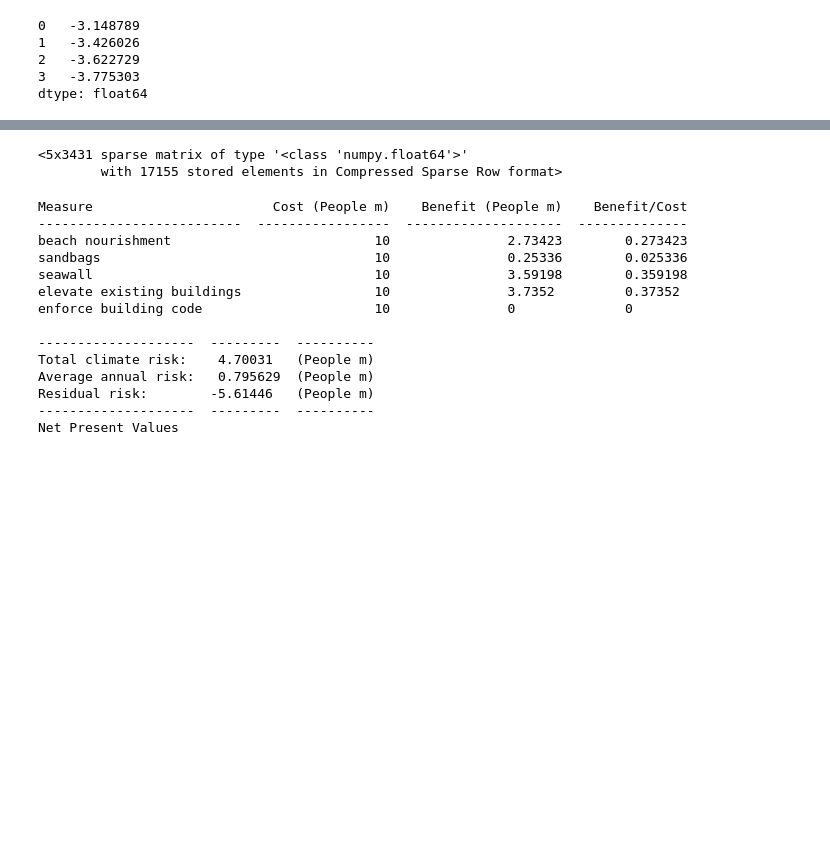
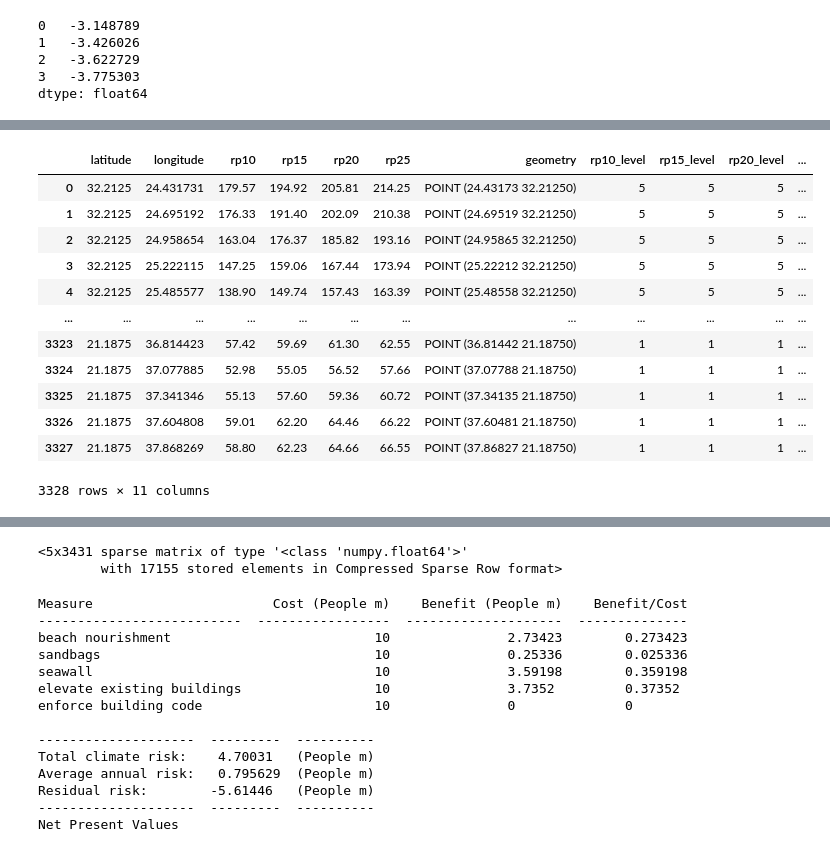
Before and after one commit to gkalomalos/ERA_projects_SWORD, a Jupyter notebook: backend/dev.ipynb, the cells around one changed output, grey strips where cells are left out. Cells and saved outputs as stored; diff of their text form; code cells hidden in the pictures; blank space fills up the shorter version.

```diff
--- a/backend/dev.ipynb
+++ b/backend/dev.ipynb
@@ -62,3 +62,8 @@ client = Client()
 #   thailand: ["tree_crops", "grass_crops", "wet_markets"],
 #   egypt: ["crops", "livestock", "power_plants", "hotels"],
 # };
+# %%
+haz_client = client.get_hazard(
+    hazard_type="flood",
+    name='flood_EGY'
+)
@@ -113,8 +174,16 @@ percentile_values = {}
 percentiles = (20, 40, 60, 80)
 for rp in return_periods:
     rp_data = hazard_gdf[f"rp{rp}"]
-    percentile_values[f"rp{rp}"] = np.percentile(rp_data, percentiles).tolist()
-    percentile_values[f"rp{rp}"].insert(0, 0)
+    percentile_values[f"rp{rp}"] = np.percentile(rp_data, percentiles).round(1).tolist()
+    if haz.haz_type == "D":
+        print(percentile_values[f"rp{rp}"])
+        percentile_values[f"rp{rp}"].reverse()
+
+        percentile_values[f"rp{rp}"].append(-4)
+    else:
+        percentile_values[f"rp{rp}"].insert(0, 0)
 
 percentile_values
+# [0, 61.1, 67.4, 72.6, 78.1]
+# [-1.8, -1.7, -1.6, -1.4]
 # %% [output]
@@ -124,0 +210,57 @@ percentile_values
+# %%
+def assign_levels(hazard_gdf, percentile_values):
+    for rp, levels in percentile_values.items():
+        # Determine if the levels are ascending or descending
+        is_ascending = levels[0] < levels[-1]
+
+        # Initialize an empty list to store the levels
+        level_column = []
+
+        # Iterate through each row in the DataFrame
+        for index, row in hazard_gdf.iterrows():
+            value = row[rp]
+
+            # Determine the level based on the value
+            if is_ascending:
+                if value < levels[0]:
+                    level_column.append(1)
+                elif value >= levels[-1]:
+                    level_column.append(len(levels))
+                else:
+                    for i in range(1, len(levels)):
+                        if levels[i-1] <= value < levels[i]:
+                            level_column.append(i)
+                            break
+            else:
+                if value > levels[0]:
+                    level_column.append(1)
+                elif value <= levels[-1]:
+                    level_column.append(len(levels))
+                else:
+                    for i in range(1, len(levels)):
+                        if levels[i-1] >= value > levels[i]:
+                            level_column.append(i)
+                            break
+
+        # Add the level column to the DataFrame
+        hazard_gdf[rp + '_level'] = level_column
+
+    return hazard_gdf
+
+# Example usage:
+hazard_gdf = assign_levels(hazard_gdf, percentile_values)
+hazard_gdf
+# %% [output]
+|  | latitude | longitude | rp10 | rp15 | rp20 | rp25 | geometry | rp10_level | rp15_level | rp20_level | ... |
+| 0 | 32.2125 | 24.431731 | 179.57 | 194.92 | 205.81 | 214.25 | POINT (24.43173 32.21250) | 5 | 5 | 5 | ... |
+| 1 | 32.2125 | 24.695192 | 176.33 | 191.40 | 202.09 | 210.38 | POINT (24.69519 32.21250) | 5 | 5 | 5 | ... |
+| 2 | 32.2125 | 24.958654 | 163.04 | 176.37 | 185.82 | 193.16 | POINT (24.95865 32.21250) | 5 | 5 | 5 | ... |
+| 3 | 32.2125 | 25.222115 | 147.25 | 159.06 | 167.44 | 173.94 | POINT (25.22212 32.21250) | 5 | 5 | 5 | ... |
+| 4 | 32.2125 | 25.485577 | 138.90 | 149.74 | 157.43 | 163.39 | POINT (25.48558 32.21250) | 5 | 5 | 5 | ... |
+| ... | ... | ... | ... | ... | ... | ... | ... | ... | ... | ... | ... |
+| 3323 | 21.1875 | 36.814423 | 57.42 | 59.69 | 61.30 | 62.55 | POINT (36.81442 21.18750) | 1 | 1 | 1 | ... |
+| 3324 | 21.1875 | 37.077885 | 52.98 | 55.05 | 56.52 | 57.66 | POINT (37.07788 21.18750) | 1 | 1 | 1 | ... |
+| 3325 | 21.1875 | 37.341346 | 55.13 | 57.60 | 59.36 | 60.72 | POINT (37.34135 21.18750) | 1 | 1 | 1 | ... |
+| 3326 | 21.1875 | 37.604808 | 59.01 | 62.20 | 64.46 | 66.22 | POINT (37.60481 21.18750) | 1 | 1 | 1 | ... |
+| 3327 | 21.1875 | 37.868269 | 58.80 | 62.23 | 64.66 | 66.55 | POINT (37.86827 21.18750) | 1 | 1 | 1 | ... |
+3328 rows × 11 columns
```
Also changed, not shown: parts of 8 cells of this notebook.
